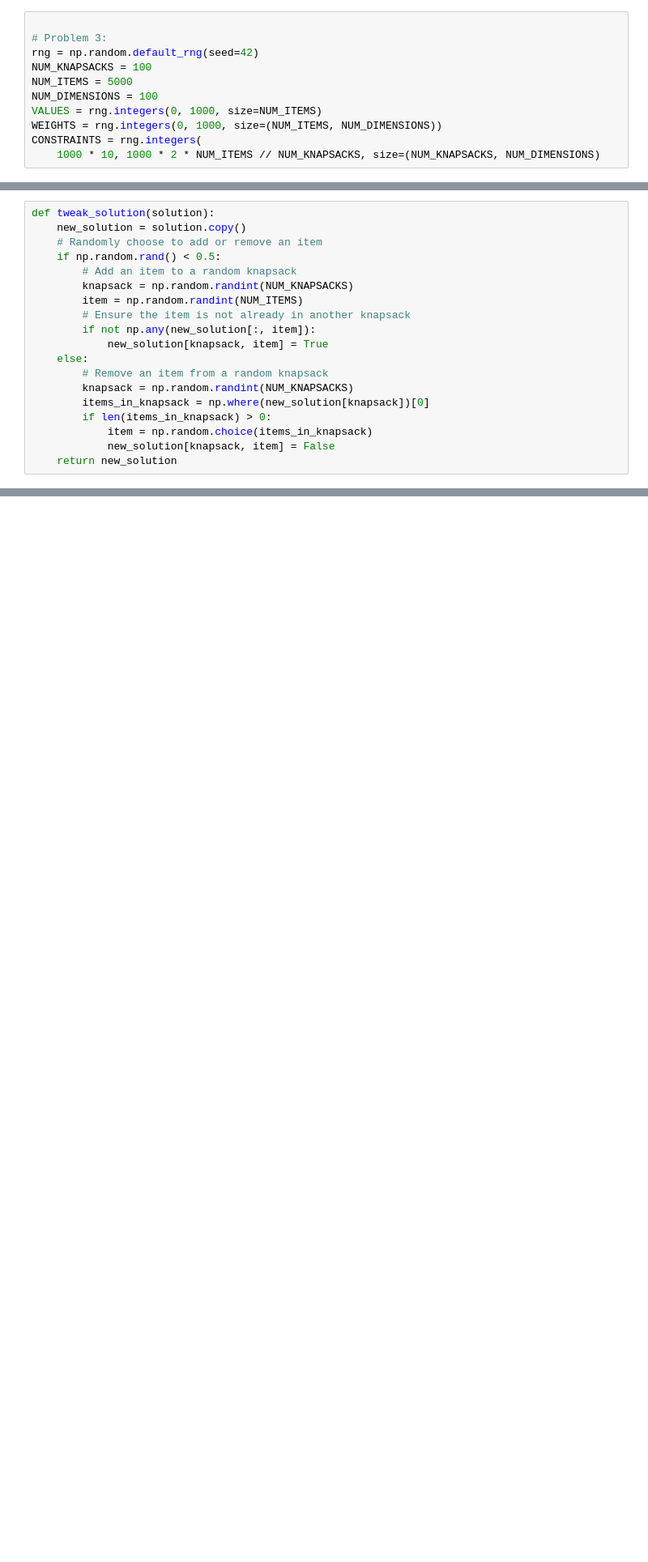
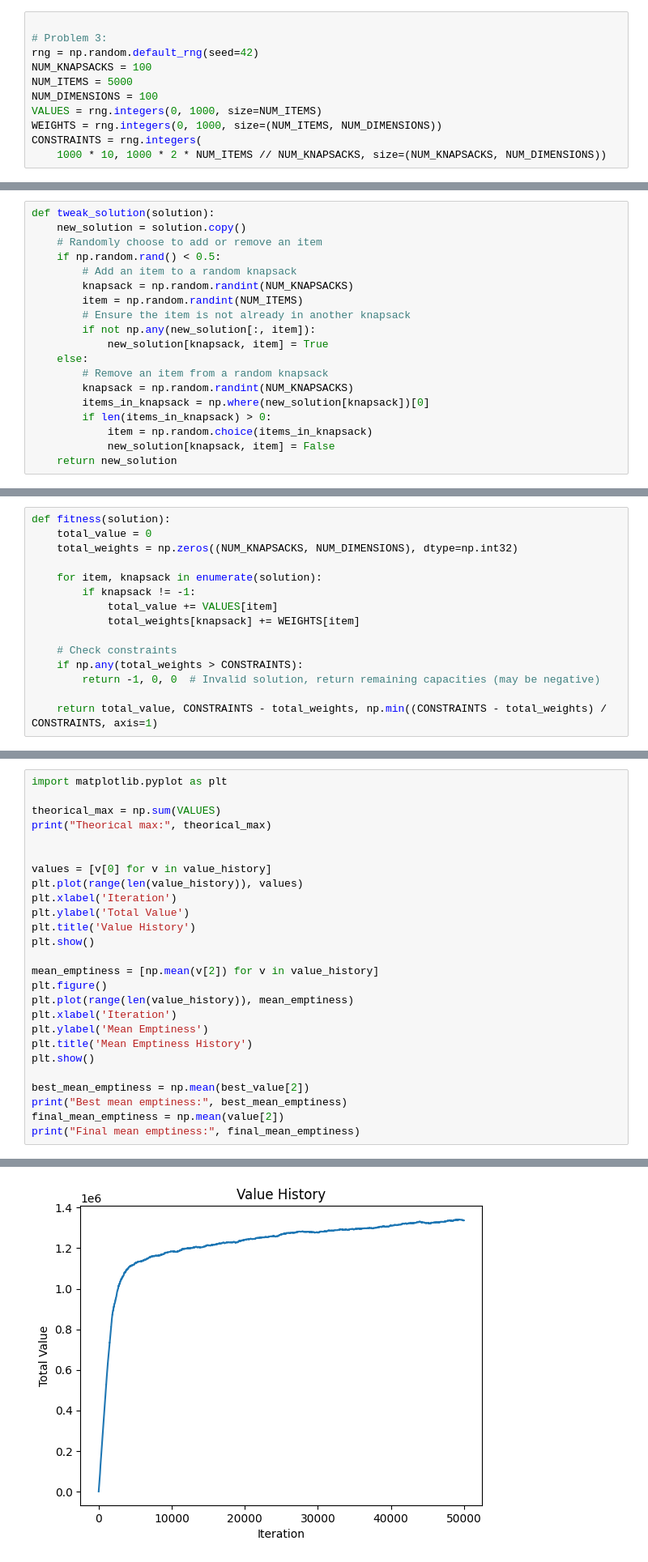
Before and after one commit to Adr44mo/CI2025_lab1, a Jupyter notebook: knapstack.ipynb, the cells around one changed output, grey strips where cells are left out. Shown at 81% size. Cells and saved outputs as stored; diff of their text form; blank space fills up the shorter version.

Commit message:
2nd solutions

```diff
--- a/knapstack.ipynb
+++ b/knapstack.ipynb
@@ -83,7 +83,7 @@ NUM_DIMENSIONS = 100
 VALUES = rng.integers(0, 1000, size=NUM_ITEMS)
 WEIGHTS = rng.integers(0, 1000, size=(NUM_ITEMS, NUM_DIMENSIONS))
 CONSTRAINTS = rng.integers(
-    1000 * 10, 1000 * 2 * NUM_ITEMS // NUM_KNAPSACKS, size=(NUM_KNAPSACKS, NUM_DIMENSIONS)
+    1000 * 10, 1000 * 2 * NUM_ITEMS // NUM_KNAPSACKS, size=(NUM_KNAPSACKS, NUM_DIMENSIONS))
 # %% [markdown]
 ## Solution
 # %%
@@ -275,0 +322,15 @@ Final solution values: 951
+# %%
+def fitness(solution):
+    total_value = 0
+    total_weights = np.zeros((NUM_KNAPSACKS, NUM_DIMENSIONS), dtype=np.int32)
+
+    for item, knapsack in enumerate(solution):
+        if knapsack != -1:
+            total_value += VALUES[item]
+            total_weights[knapsack] += WEIGHTS[item]
+
+    # Check constraints
+    if np.any(total_weights > CONSTRAINTS):
+        return -1, 0, 0  # Invalid solution, return remaining capacities (may be negative)
+
+    return total_value, CONSTRAINTS - total_weights, np.min((CONSTRAINTS - total_weights) / CONSTRAINTS, axis=1)
@@ -275,0 +437,27 @@ Final solution values: 951
+# %%
+import matplotlib.pyplot as plt
+
+theorical_max = np.sum(VALUES)
+print("Theorical max:", theorical_max)
+
+
+values = [v[0] for v in value_history]
+plt.plot(range(len(value_history)), values)
+plt.xlabel('Iteration')
+plt.ylabel('Total Value')
+plt.title('Value History')
+plt.show()
+
+mean_emptiness = [np.mean(v[2]) for v in value_history]
+plt.figure()
+plt.plot(range(len(value_history)), mean_emptiness)
+plt.xlabel('Iteration')
+plt.ylabel('Mean Emptiness')
+plt.title('Mean Emptiness History')
+plt.show()
+
+best_mean_emptiness = np.mean(best_value[2])
+print("Best mean emptiness:", best_mean_emptiness)
+final_mean_emptiness = np.mean(value[2])
+print("Final mean emptiness:", final_mean_emptiness)
+# %% [output]
@@ -275,0 +465 @@ Final solution values: 951
+[figure, added]
```
Also changed, not shown: parts of 13 cells of this notebook.
